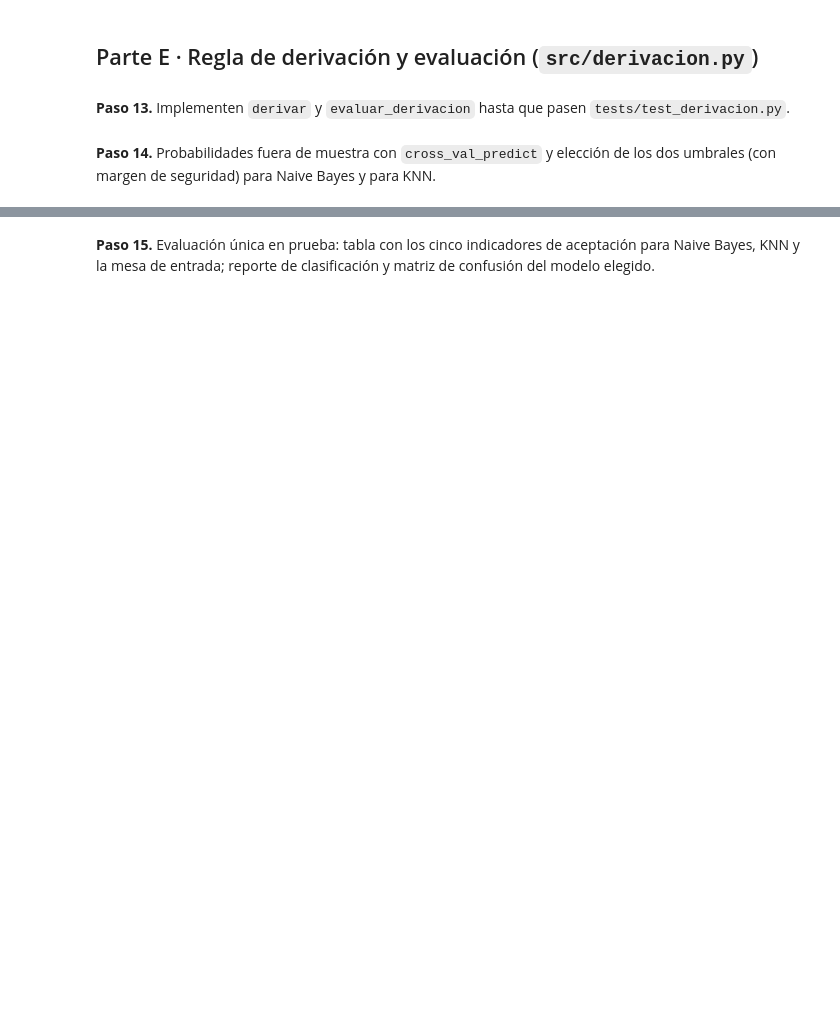
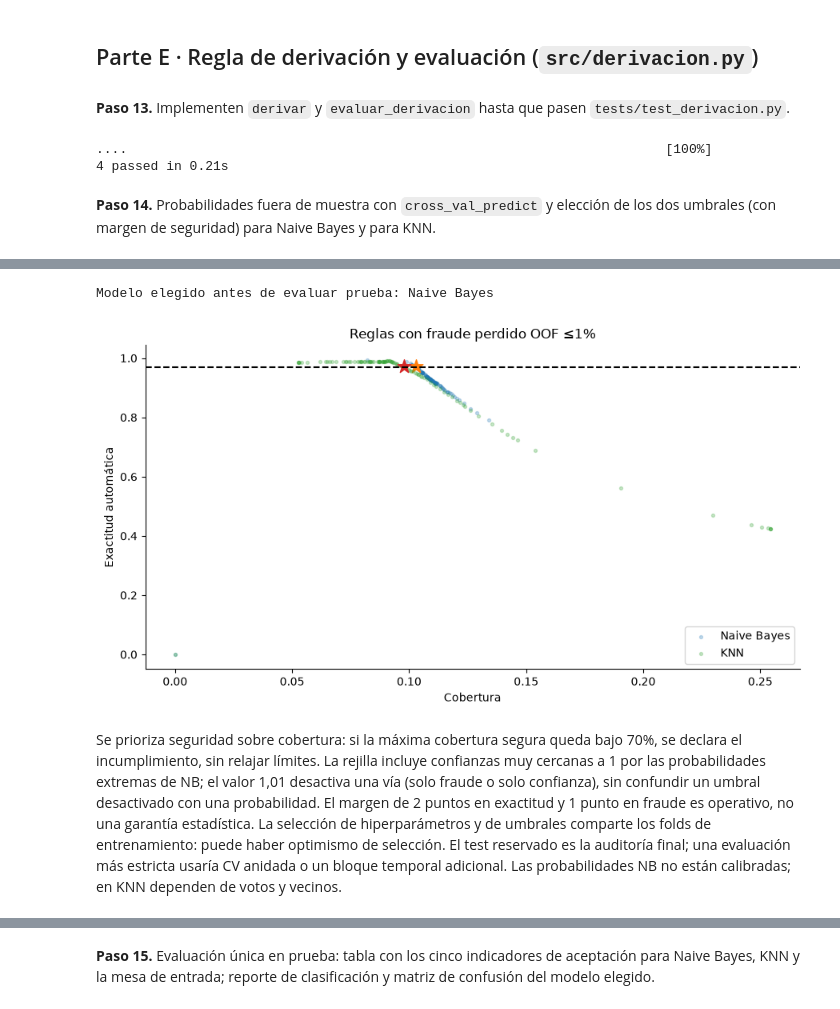
Before and after one commit to fedemaximovicz/actividad-datamining-supervisedlearning, a Jupyter notebook: caso1_cauce/caso1_cauce.ipynb, the cells around one changed output, grey strips where cells are left out. Cells and saved outputs as stored; diff of their text form; code cells hidden in the pictures; blank space fills up the shorter version.

```diff
--- a/caso1_cauce/caso1_cauce.ipynb
+++ b/caso1_cauce/caso1_cauce.ipynb
@@ -85,8 +439,61 @@ Ejecuten esta celda cada vez que terminen una función de `src/`.
 # %% [markdown]
 **Paso 13.** Implementen `derivar` y `evaluar_derivacion` hasta que pasen `tests/test_derivacion.py`.
 # %%
-# Tu código aquí
+pruebas('test_derivacion.py')
+# %% [output]
+....                                                                     [100%]
+4 passed in 0.21s
 # %% [markdown]
 **Paso 14.** Probabilidades fuera de muestra con `cross_val_predict` y elección de los dos umbrales (con margen de seguridad) para Naive Bayes y para KNN.
 # %%
-# Tu código aquí
+LIMITES = {'exactitud': 0.85, 'f1_macro': 0.85, 'cobertura': 0.70,
+           'exactitud_automatica': 0.95, 'fraude_perdido': 0.02}
+MARGEN_EXACTITUD, MARGEN_FRAUDE = 0.97, 0.01
+# Los hiperparámetros ya están fijados; cada predicción se obtiene sin entrenar con esa fila.
+# El vocabulario también se aprende dentro de cada fold. No se utiliza el test.
+oof, umbrales, rejillas, resumen_oof = {}, {}, {}, []
+for nombre, modelo in modelos.items():
+    p = cross_val_predict(clone(modelo), X_train, y_train, cv=particiones,
+                          method='predict_proba', n_jobs=1)
+    oof[nombre] = p
+    clases = modelo.classes_
+    filas = []
+    for uf in np.unique(np.r_[0.001, 0.005, np.round(np.arange(0.01, 1.01, 0.01), 2), 1.01]):
+        for uc in np.unique(np.r_[np.arange(0.50, 1.0, 0.01), 1-10.0**(-np.arange(3, 16)), 1.0, 1.01]):
+            r = evaluar_derivacion(y_train, derivar(p, clases, uf, uc))
+            filas.append({'umbral_fraude': uf, 'umbral_confianza': float(uc), **r})
+    rejilla = pd.DataFrame(filas)
+    factibles = rejilla.loc[(rejilla.exactitud_automatica >= MARGEN_EXACTITUD) &
+                            (rejilla.fraude_perdido <= MARGEN_FRAUDE)]
+    assert len(factibles), f'{nombre}: no hay regla segura; se debe mantener revisión humana'
+    mejor = factibles.sort_values(['cobertura', 'fraude_perdido', 'exactitud_automatica',
+                                   'umbral_fraude', 'umbral_confianza'],
+                                  ascending=[False, True, False, True, False]).iloc[0]
+    umbrales[nombre] = (float(mejor.umbral_fraude), float(mejor.umbral_confianza))
+    rejillas[nombre] = rejilla
+    resumen_oof.append({'modelo': nombre, **mejor.to_dict(),
+                        'exactitud': accuracy_score(y_train, clases[p.argmax(axis=1)]),
+                        'f1_macro': f1_score(y_train, clases[p.argmax(axis=1)], average='macro')})
+tabla_oof = pd.DataFrame(resumen_oof).set_index('modelo')
+display(tabla_oof)
+# Elección antes de mirar las métricas de prueba: máxima cobertura bajo restricciones.
+elegido = tabla_oof.sort_values(['cobertura', 'fraude_perdido', 'f1_macro'], ascending=[False, True, False]).index[0]
+print('Modelo elegido antes de evaluar prueba:', elegido)
+fig, ax = plt.subplots()
+for nombre, rejilla in rejillas.items():
+    seguras = rejilla.loc[rejilla.fraude_perdido <= MARGEN_FRAUDE]
+    ax.scatter(seguras.cobertura, seguras.exactitud_automatica, s=8, alpha=.25, label=nombre)
+    ax.scatter(tabla_oof.loc[nombre, 'cobertura'], tabla_oof.loc[nombre, 'exactitud_automatica'], marker='*', s=160)
+ax.axhline(MARGEN_EXACTITUD, color='black', linestyle='--')
+ax.set(xlabel='Cobertura', ylabel='Exactitud automática', title='Reglas con fraude perdido OOF ≤1%')
+ax.legend(); fig.tight_layout(); fig.savefig(FIGURAS / 'paso14_umbrales.png', dpi=150); plt.show()
+display(Markdown('Se prioriza seguridad sobre cobertura: si la máxima cobertura segura queda bajo 70%, '
+                 'se declara el incumplimiento, sin relajar límites. La rejilla incluye confianzas muy '
+                 'cercanas a 1 por las probabilidades extremas de NB; el valor 1,01 desactiva una vía '
+                 '(solo fraude o solo confianza), sin confundir un umbral desactivado con una probabilidad. '
+                 'El margen de 2 puntos en exactitud y 1 punto en fraude es operativo, no una garantía '
+                 'estadística. La selección de hiperparámetros y de umbrales comparte los folds de entrenamiento: '
+                 'puede haber optimismo de selección. El test reservado es la auditoría final; '
+                 'una evaluación más estricta usaría CV anidada o un bloque temporal adicional. '
+                 'Las probabilidades NB no están calibradas; en KNN dependen de votos y vecinos.'))
+# %% [output]
@@ -92,0 +504,3 @@ Ejecuten esta celda cada vez que terminen una función de `src/`.
+Modelo elegido antes de evaluar prueba: Naive Bayes
+[figure, added]
+Se prioriza seguridad sobre cobertura: si la máxima cobertura segura queda bajo 70%, se declara el incumplimiento, sin relajar límites. La rejilla incluye confianzas muy cercanas a 1 por las probabilidades extremas de NB; el valor 1,01 desactiva una vía (solo fraude o solo confianza), sin confundir un umbral desactivado con una probabilidad. El margen de 2 puntos en exactitud y 1 punto en fraude es operativo, no una garantía estadística. La selección de hiperparámetros y de umbrales comparte los folds de entrenamiento: puede haber optimismo de selección. El test reservado es la auditoría final; una evaluación más estricta usaría CV anidada o un bloque temporal adicional. Las probabilidades NB no están calibradas; en KNN dependen de votos y vecinos.
```
Also changed, not shown: parts of 34 cells of this notebook, 10 other files.
